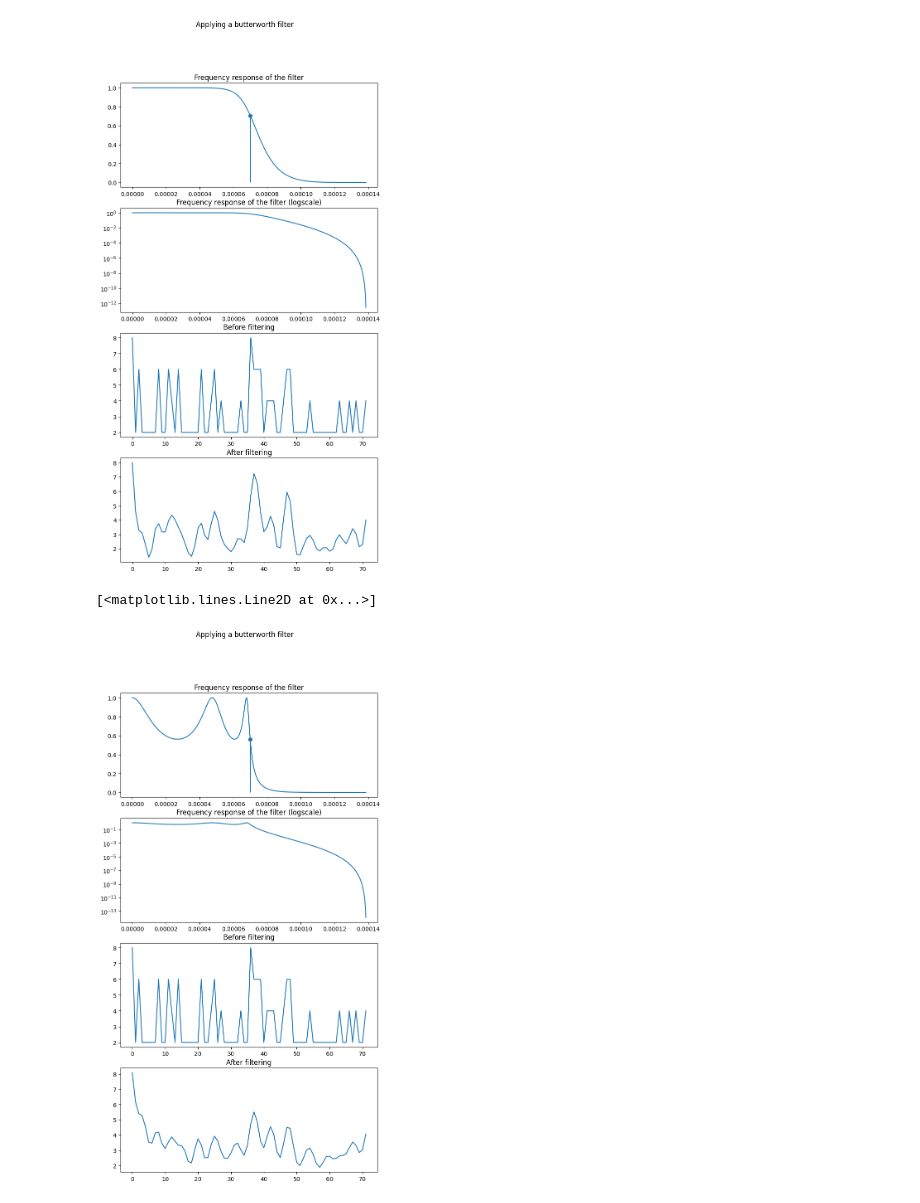
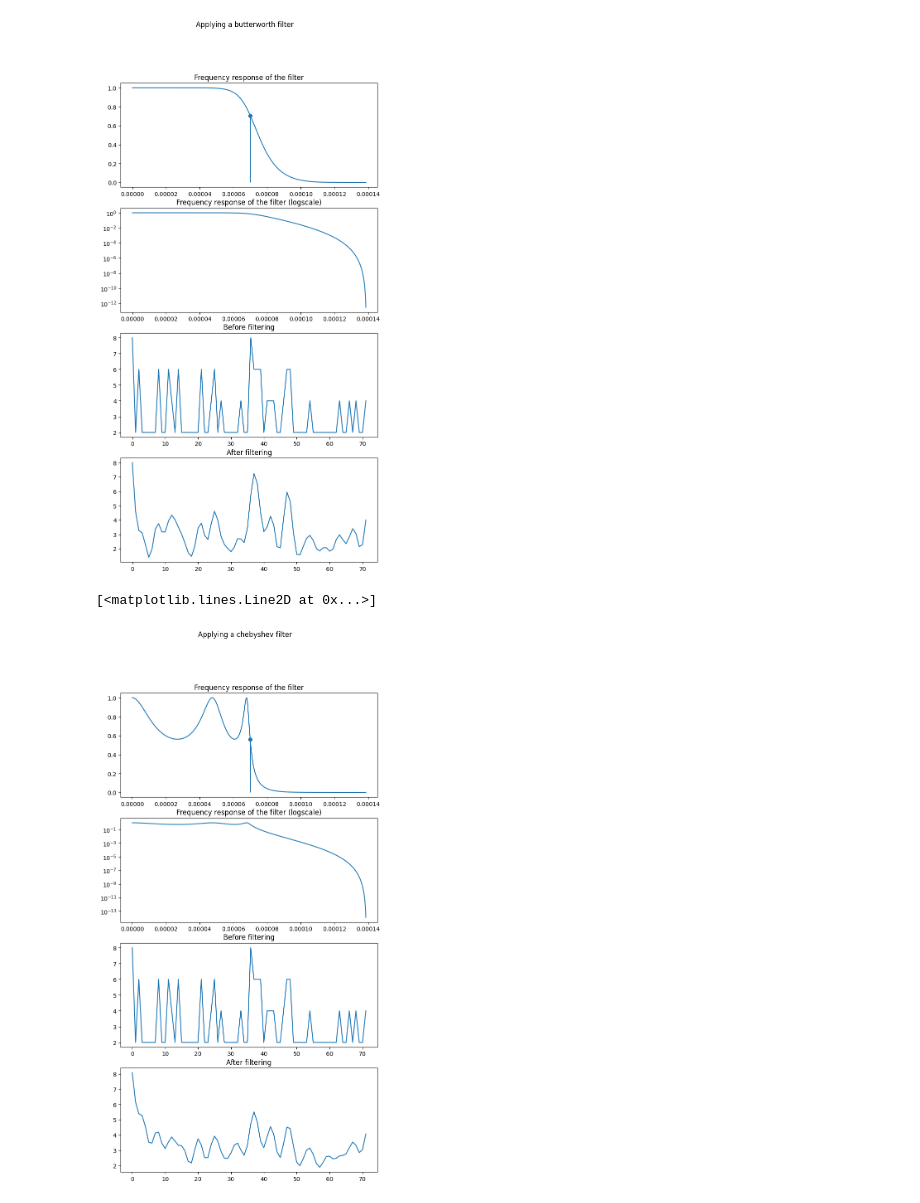
Before and after one commit to visanalexandru/SignalProcessing, a Jupyter notebook: Lab6/lab6.ipynb, the cells around one changed output. Cells and saved outputs as stored; diff of their text form; code cells hidden in the pictures.

Commit message:
Finish lab6: Add filter tuning

```diff
--- a/Lab6/lab6.ipynb
+++ b/Lab6/lab6.ipynb
@@ -167,27 +167,27 @@ axs[3].plot(filtered)
 # %%
 # Chebyshev filter
 fig, axs = plt.subplots(4, figsize=(8,15))
-fig.suptitle("Applying a butterworth filter")
+fig.suptitle("Applying a chebyshev filter")
 
 rp =  5
 (b, a)= scipy.signal.cheby1(5, rp, cut_frequency, fs=frequency,btype="lowpass")
 w, h = scipy.signal.freqz(b, a, fs=frequency)
 _, cut = scipy.signal.freqz(b, a, fs=frequency, worN= [cut_frequency] )
 
 axs[0].set_title("Frequency response of the filter")
 axs[0].plot(w, abs(h))
 axs[0].stem([cut_frequency], [abs(cut)])
 
 axs[1].set_title("Frequency response of the filter (logscale)")
 axs[1].plot(w, abs(h))
 axs[1].set_yscale("log")
 
 axs[2].set_title("Before filtering")
 axs[2].plot(samples)
 
 axs[3].set_title("After filtering")
 filtered = scipy.signal.filtfilt(b, a, samples)
 axs[3].plot(filtered)
 # %% [output]
 [<matplotlib.lines.Line2D at 0x...>]
-[figure, old version]
+[figure, new version]
```
Also changed, not shown: parts of 5 cells of this notebook.
